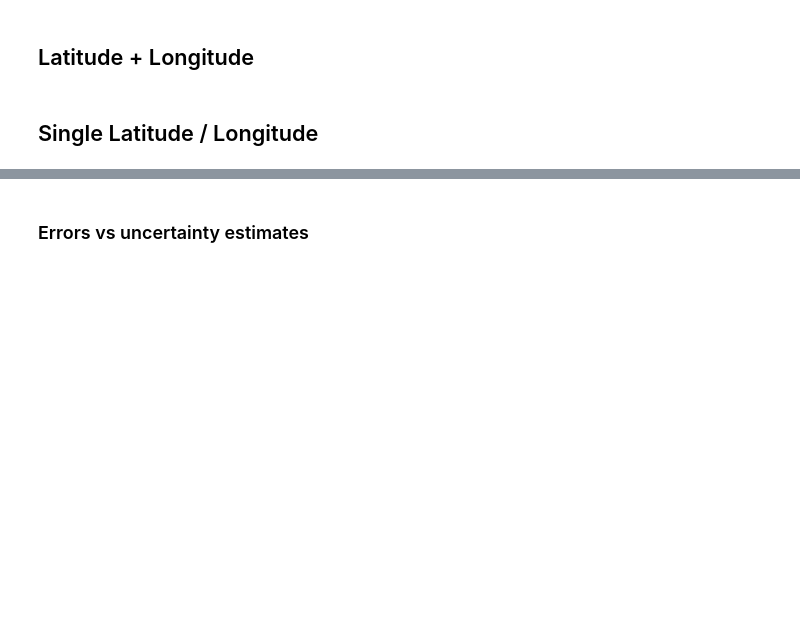
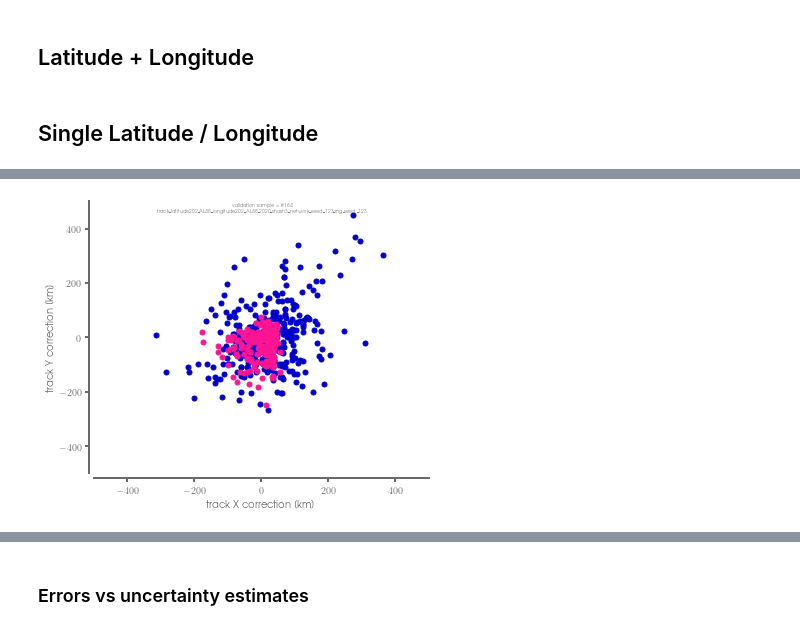
Before and after one commit to mafern/tcane_track, a Jupyter notebook: split_shash/_plot_model_predictions.ipynb, the cells around one changed output, grey strips where cells are left out. Saved outputs shown, nothing was run; the diff lists cells and outputs as text; code cells hidden in the pictures; blank space fills up the shorter version.

```diff
--- a/split_shash/_plot_model_predictions.ipynb
+++ b/split_shash/_plot_model_predictions.ipynb
@@ -536,0 +529,39 @@ findfont: Generic family 'sans-serif' not found because none of the following fa
+# %%
+bound = 500
+scale = 10_000
+
+#----------------------------------------------------------------
+MS = 10
+plt.figure(figsize=(6,5))
+ax = plt.subplot(111)
+format_spines(ax)
+
+plt.plot(0,0,'.', color='orange', markersize=MS, label='Consensus')
+
+plt.plot(true_correction_dx,true_correction_dy,'.',color='mediumblue', markersize=MS, label='Truth')
+
+plt.plot(ann_correction_dx,ann_correction_dy,'.', color='deeppink', markersize=MS, label='ANN')
+
+
+
+plt.xlim(-bound,bound)
+plt.ylim(-bound,bound)
+
+
+plt.xlabel('track X correction [km] ')
+plt.ylabel('track Y correction [km]')
+
+ax = plt.gca()
+plt.text(.5, .995, 'validation sample = \#' + str(index) + '\n' + MODEL_NAME,
+    horizontalalignment='center',
+    verticalalignment='top',
+    color='tab:gray',
+    fontsize=5,
+    transform = ax.transAxes)
+
+# plt.savefig(FIGURE_PATH + 'prediction_map_sample' + str(index) + '_' + MODEL_NAME + '.png', dpi=dpiFig)
+plt.show()
+
+# df_dx.iloc[index]
+# %% [output]
+[figure, added]
```
Also changed, not shown: parts of 10 cells of this notebook, 1 other file.
